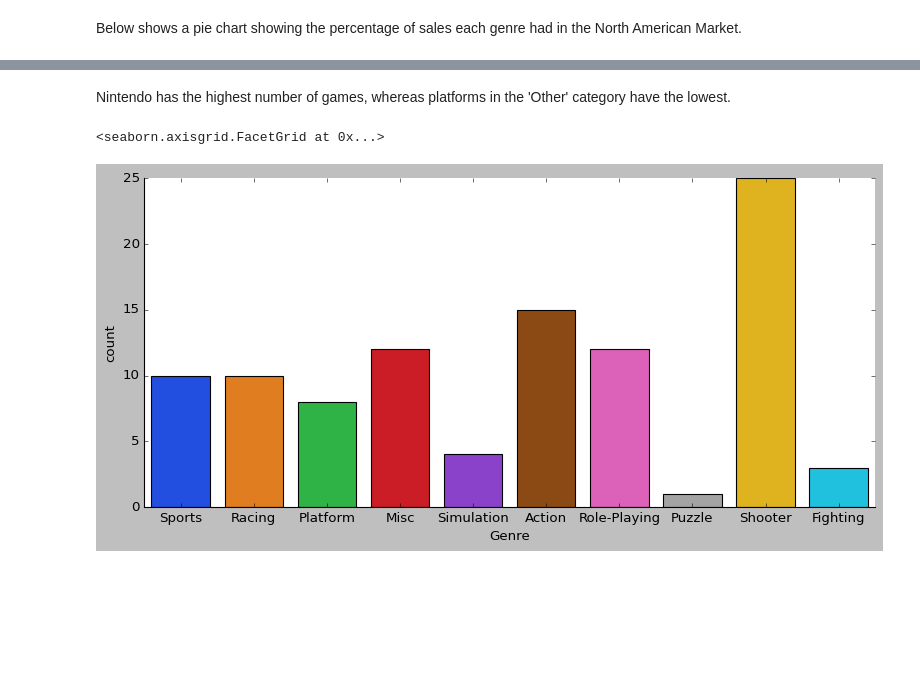
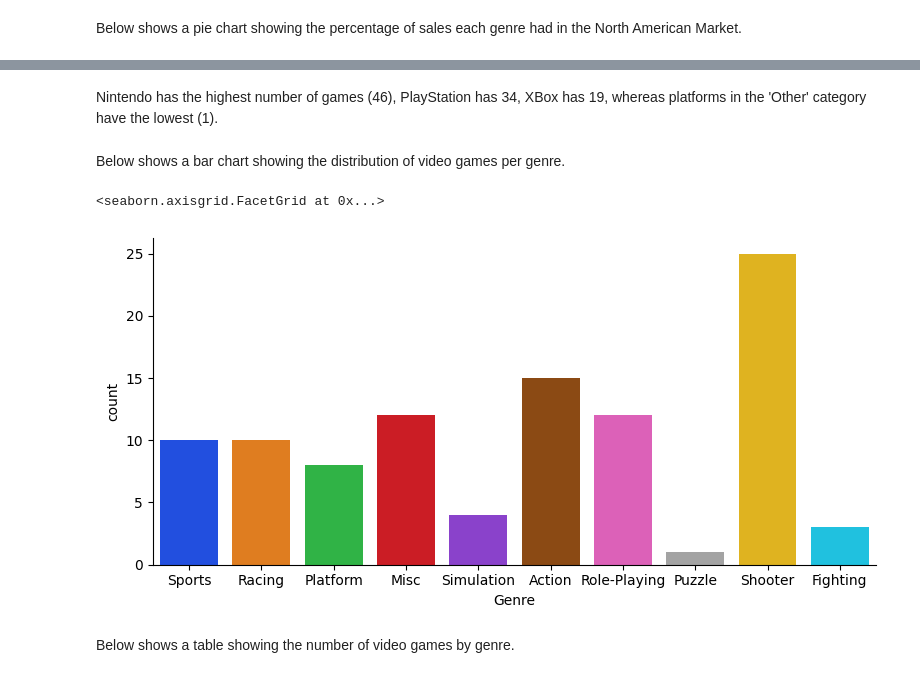
Before and after one commit to koalfred/videogamesales, a Jupyter notebook: Video Game Sales.ipynb, the cells around one changed output, grey strips where cells are left out. Saved outputs shown, nothing was run; the diff lists cells and outputs as text; code cells hidden in the pictures; blank space fills up the shorter version.

```diff
--- a/Video Game Sales.ipynb
+++ b/Video Game Sales.ipynb
@@ -29,26 +128,2 @@ axes.set(xlabel='Year', ylabel='Global Sales', title='Global Sales')
 # %% [markdown]
 The histogram below shows the global sales distribution for games with "Action" as the genre.
-# %%
-sales_file = "top100videogamesales.csv"
-plt.figure(figsize=(7.5, 4.25))
-plt.style.use('classic')
-
-with open(sales_file, 'r') as sales_data:
-    sales = list(csv.reader(sales_data))
-
-action_sales = []
-num_bins = 12
-
-# x = [1, 2, 3, 4, 5, 6, 7, 8, 9, 10, 11]
-# labels = [2001, 2002, 2004, 2005, 2006, 2008, 2009, 2010, 2011, 2012, 2013]
-
-for action in range(0, len(sales)-1):
-    if sales[action][4] == 'Action':
-        action_sales.append(sales[action][3])
-
-plt.hist(action_sales, num_bins, facecolor='red')
-plt.title("Action Game Global Sales")
-plt.xlabel('Year')
-plt.ylabel('Global_Sales')
-# plt.xticks(x, labels, rotation=45)
-plt.show()
@@ -78,7 +265,11 @@ sns.catplot(kind='count', data=sales, x='Platform', palette="bright")
 # %% [markdown]
-Nintendo has the highest number of games, whereas platforms in the 'Other' category have the lowest.
+Nintendo has the highest number of games (46), PlayStation has 34, XBox has 19, whereas platforms in the 'Other' category have the lowest (1).
+# %% [markdown]
+Below shows a bar chart showing the distribution of video games per genre.
 # %%
-sns.catplot(kind='count', data=sales, x='Genre', height=5, aspect=2, palette="bright")
+sns.catplot(kind='count', data=sales, x='Genre', height=4, aspect=2, palette="bright")
 # %% [output]
 <seaborn.axisgrid.FacetGrid at 0x...>
-[figure, old version]
+[figure, new version]
+# %% [markdown]
+Below shows a table showing the number of video games by genre.
```
Also changed, not shown: parts of 45 cells of this notebook.
